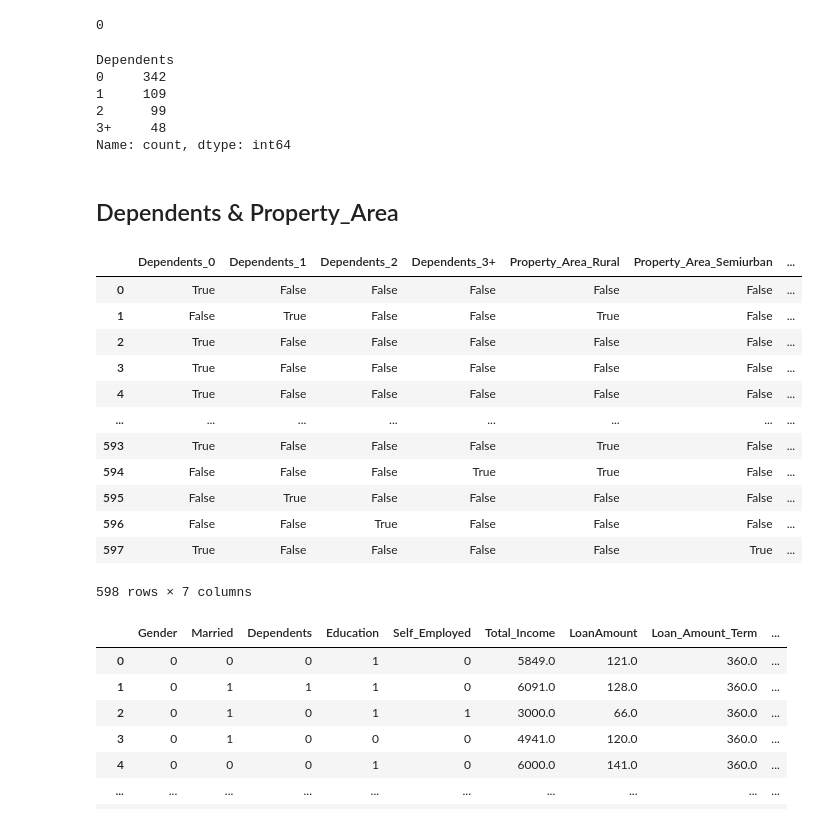
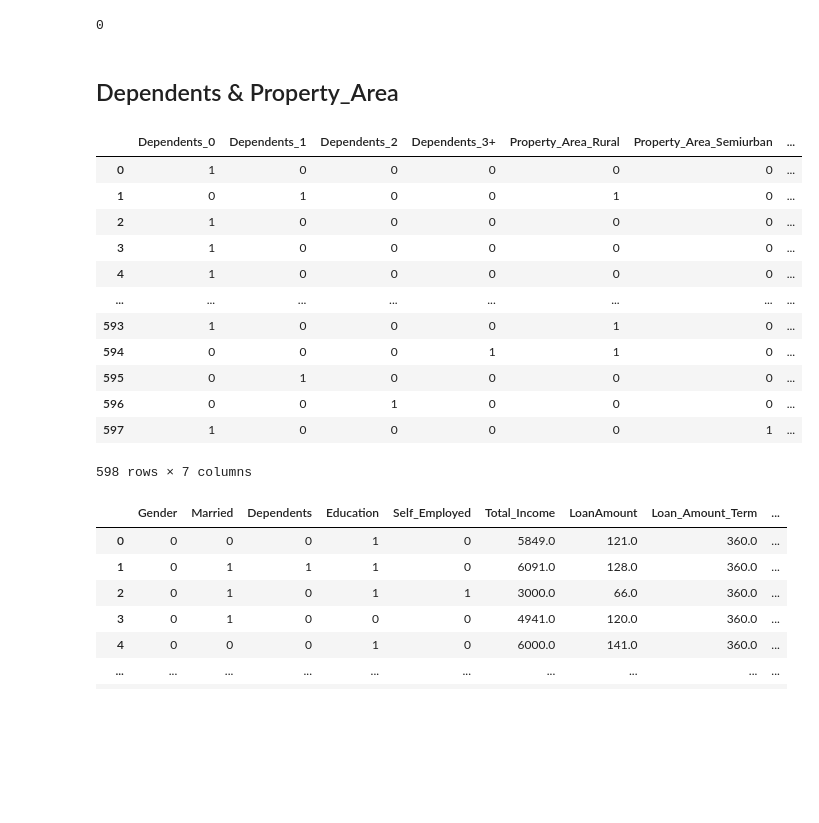
Before and after one commit to andrew-voortman/ML_Loan_Prediction_Model, a Jupyter notebook: data_preprocessing.ipynb, the cells around one changed output. Cells and saved outputs as stored; diff of their text form; code cells hidden in the pictures; blank space fills up the shorter version.

Commit message:
updated preprocessing save

```diff
--- a/data_preprocessing.ipynb
+++ b/data_preprocessing.ipynb
@@ -394,33 +396,24 @@ preprocessing_df.head()
 preprocessing_df['Self_Employed'].isnull().sum()
 # %% [output]
 0
-# %%
-preprocessing_df['Dependents'].value_counts()
-# %% [output]
-Dependents
-0     342
-1     109
-2      99
-3+     48
-Name: count, dtype: int64
 # %% [markdown]
 ## Dependents & Property_Area
 # %%
-df_dummies = pd.get_dummies(preprocessing_df[['Dependents', 'Property_Area']])
+df_dummies = pd.get_dummies(preprocessing_df[['Dependents', 'Property_Area']], dtype='int')
 df_dummies
 # %% [output]
 |  | Dependents_0 | Dependents_1 | Dependents_2 | Dependents_3+ | Property_Area_Rural | Property_Area_Semiurban | ... |
-| 0 | True | False | False | False | False | False | ... |
-| 1 | False | True | False | False | True | False | ... |
-| 2 | True | False | False | False | False | False | ... |
-| 3 | True | False | False | False | False | False | ... |
-| 4 | True | False | False | False | False | False | ... |
+| 0 | 1 | 0 | 0 | 0 | 0 | 0 | ... |
+| 1 | 0 | 1 | 0 | 0 | 1 | 0 | ... |
+| 2 | 1 | 0 | 0 | 0 | 0 | 0 | ... |
+| 3 | 1 | 0 | 0 | 0 | 0 | 0 | ... |
+| 4 | 1 | 0 | 0 | 0 | 0 | 0 | ... |
 | ... | ... | ... | ... | ... | ... | ... | ... |
-| 593 | True | False | False | False | True | False | ... |
-| 594 | False | False | False | True | True | False | ... |
-| 595 | False | True | False | False | False | False | ... |
-| 596 | False | False | True | False | False | False | ... |
-| 597 | True | False | False | False | False | True | ... |
+| 593 | 1 | 0 | 0 | 0 | 1 | 0 | ... |
+| 594 | 0 | 0 | 0 | 1 | 1 | 0 | ... |
+| 595 | 0 | 1 | 0 | 0 | 0 | 0 | ... |
+| 596 | 0 | 0 | 1 | 0 | 0 | 0 | ... |
+| 597 | 1 | 0 | 0 | 0 | 0 | 1 | ... |
 598 rows × 7 columns
 # %%
 preprocessing_df
```
Also changed, not shown: parts of 1 cell of this notebook.
